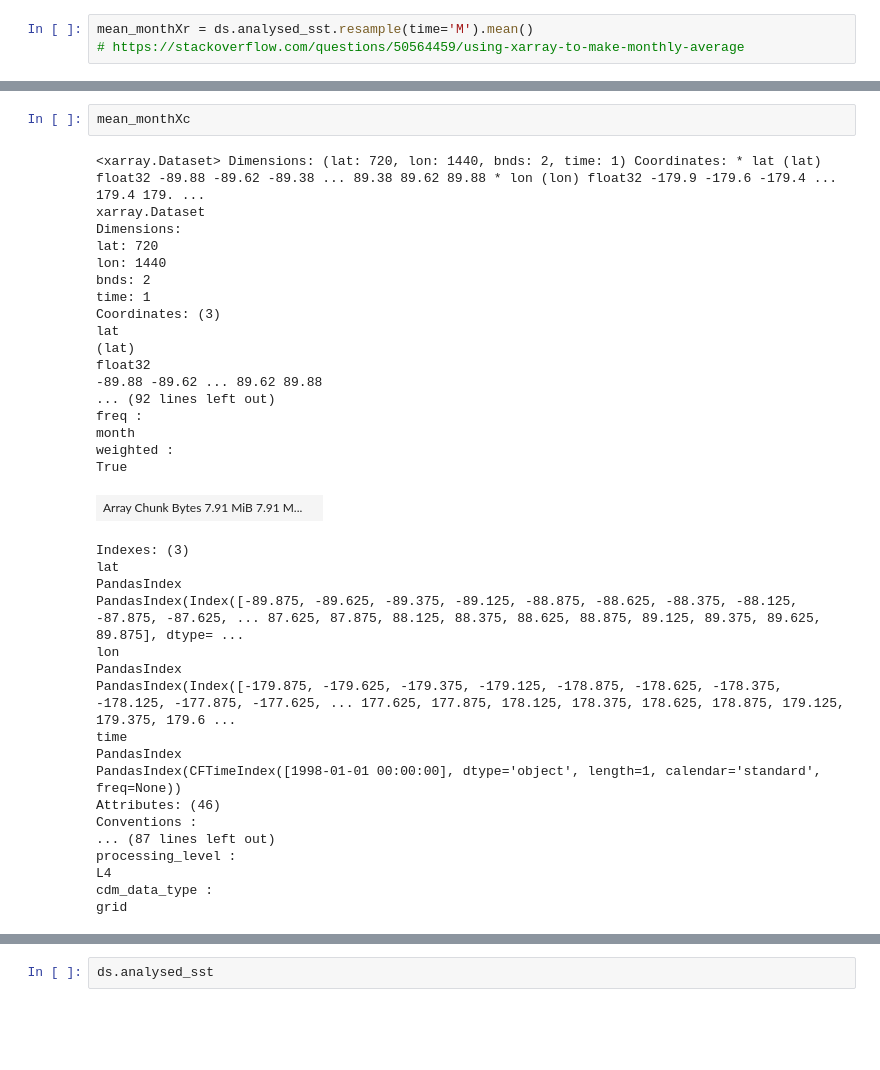
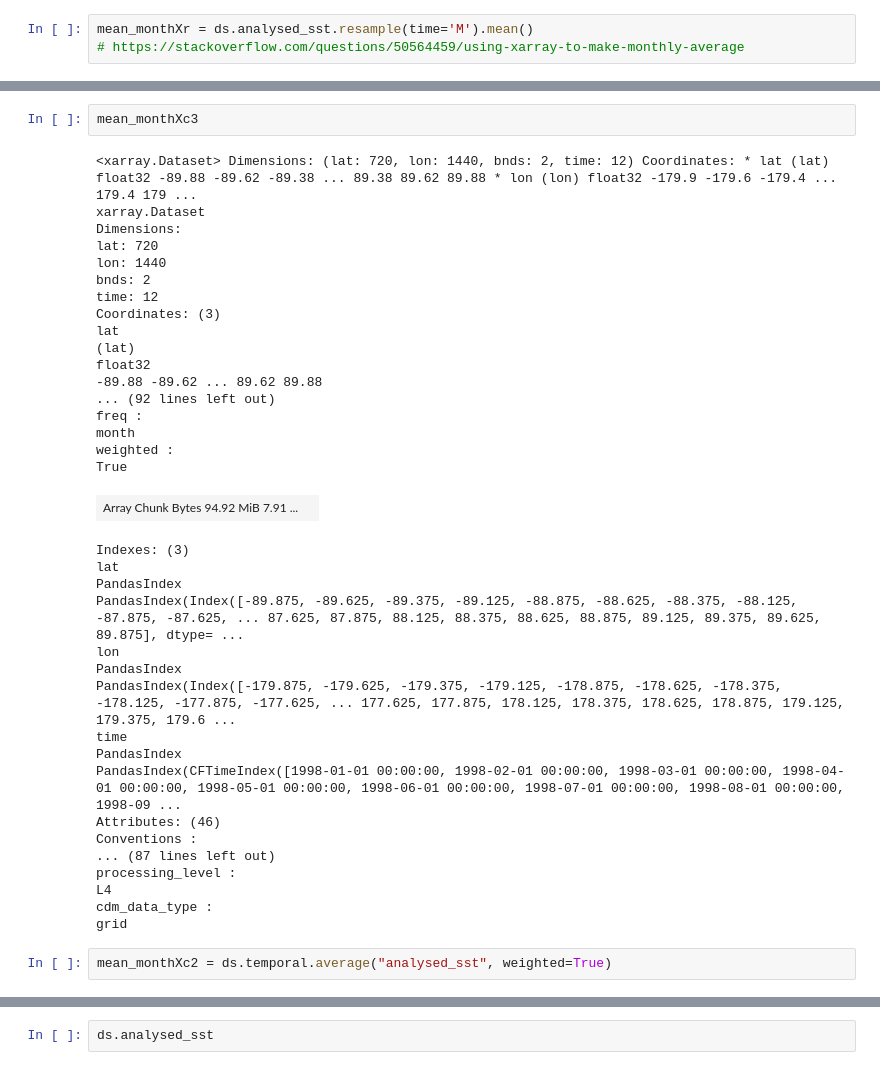
Before and after one commit to durack1/notebooks, a Jupyter notebook: jlnbs/RSS-MW5-1-monthlyAverage.ipynb, the cells around one changed output, grey strips where cells are left out. Cells and saved outputs as stored; diff of their text form; blank space fills up the shorter version.

```diff
--- a/jlnbs/RSS-MW5-1-monthlyAverage.ipynb
+++ b/jlnbs/RSS-MW5-1-monthlyAverage.ipynb
@@ -491,38 +521,40 @@ mean_monthXc = ds.temporal.group_average("analysed_sst", freq="month", weighted=
+# %%
+mean_monthXc3
+# %% [output]
+<xarray.Dataset> Dimensions: (lat: 720, lon: 1440, bnds: 2, time: 12) Coordinates: * lat (lat) float32 -89.88 -89.62 -89.38 ... 89.38 89.62 89.88 * lon (lon) float32 -179.9 -179.6 -179.4 ... 179.4 179 ...
+xarray.Dataset
+Dimensions:
+lat: 720
+lon: 1440
+bnds: 2
+time: 12
+Coordinates: (3)
+lat
+(lat)
+float32
+-89.88 -89.62 ... 89.62 89.88
+... (92 lines left out)
+freq :
+month
+weighted :
+True
+| Array Chunk Bytes 94.92 MiB 7.91 ... |  |
+Indexes: (3)
+lat
+PandasIndex
+PandasIndex(Index([-89.875, -89.625, -89.375, -89.125, -88.875, -88.625, -88.375, -88.125, -87.875, -87.625, ... 87.625, 87.875, 88.125, 88.375, 88.625, 88.875, 89.125, 89.375, 89.625, 89.875], dtype= ...
+lon
+PandasIndex
+PandasIndex(Index([-179.875, -179.625, -179.375, -179.125, -178.875, -178.625, -178.375, -178.125, -177.875, -177.625, ... 177.625, 177.875, 178.125, 178.375, 178.625, 178.875, 179.125, 179.375, 179.6 ...
+time
+PandasIndex
+PandasIndex(CFTimeIndex([1998-01-01 00:00:00, 1998-02-01 00:00:00, 1998-03-01 00:00:00, 1998-04-01 00:00:00, 1998-05-01 00:00:00, 1998-06-01 00:00:00, 1998-07-01 00:00:00, 1998-08-01 00:00:00, 1998-09 ...
+Attributes: (46)
+Conventions :
+... (87 lines left out)
+processing_level :
+L4
+cdm_data_type :
+grid
 # %%
-mean_monthXc
+mean_monthXc2 = ds.temporal.average("analysed_sst", weighted=True)
-# %% [output]
-<xarray.Dataset> Dimensions: (lat: 720, lon: 1440, bnds: 2, time: 1) Coordinates: * lat (lat) float32 -89.88 -89.62 -89.38 ... 89.38 89.62 89.88 * lon (lon) float32 -179.9 -179.6 -179.4 ... 179.4 179. ...
-xarray.Dataset
-Dimensions:
-lat: 720
-lon: 1440
-bnds: 2
-time: 1
-Coordinates: (3)
-lat
-(lat)
-float32
--89.88 -89.62 ... 89.62 89.88
-... (92 lines left out)
-freq :
-month
-weighted :
-True
-| Array Chunk Bytes 7.91 MiB 7.91 M... |  |
-Indexes: (3)
-lat
-PandasIndex
-PandasIndex(Index([-89.875, -89.625, -89.375, -89.125, -88.875, -88.625, -88.375, -88.125, -87.875, -87.625, ... 87.625, 87.875, 88.125, 88.375, 88.625, 88.875, 89.125, 89.375, 89.625, 89.875], dtype= ...
-lon
-PandasIndex
-PandasIndex(Index([-179.875, -179.625, -179.375, -179.125, -178.875, -178.625, -178.375, -178.125, -177.875, -177.625, ... 177.625, 177.875, 178.125, 178.375, 178.625, 178.875, 179.125, 179.375, 179.6 ...
-time
-PandasIndex
-PandasIndex(CFTimeIndex([1998-01-01 00:00:00], dtype='object', length=1, calendar='standard', freq=None))
-Attributes: (46)
-Conventions :
-... (87 lines left out)
-processing_level :
-L4
-cdm_data_type :
-grid
```
Also changed, not shown: parts of 14 cells of this notebook.
